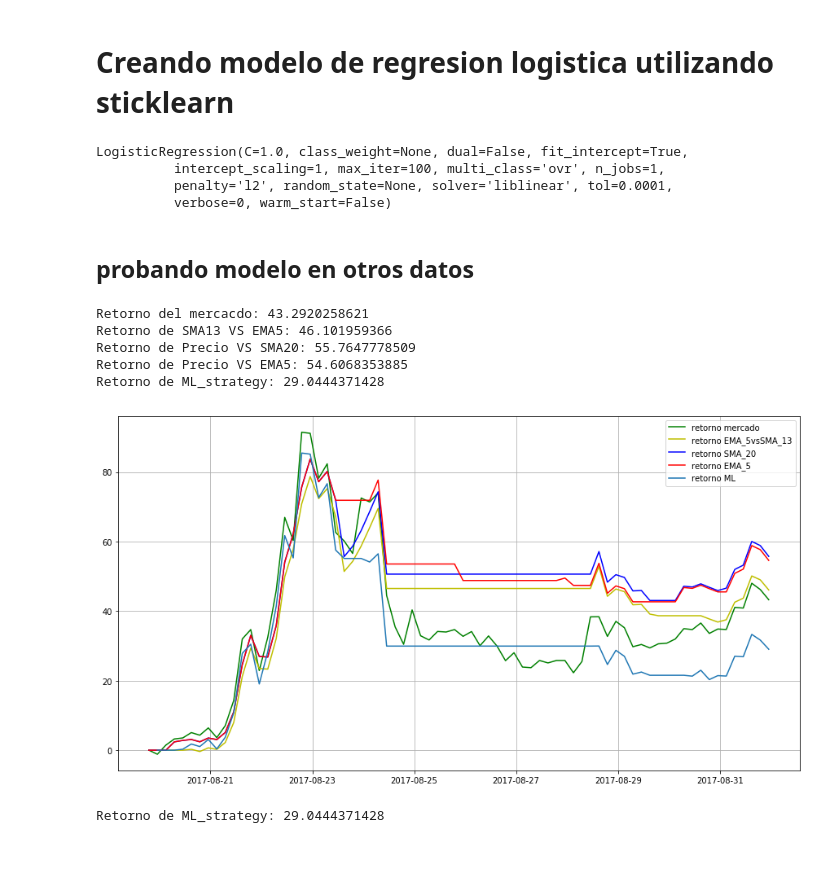
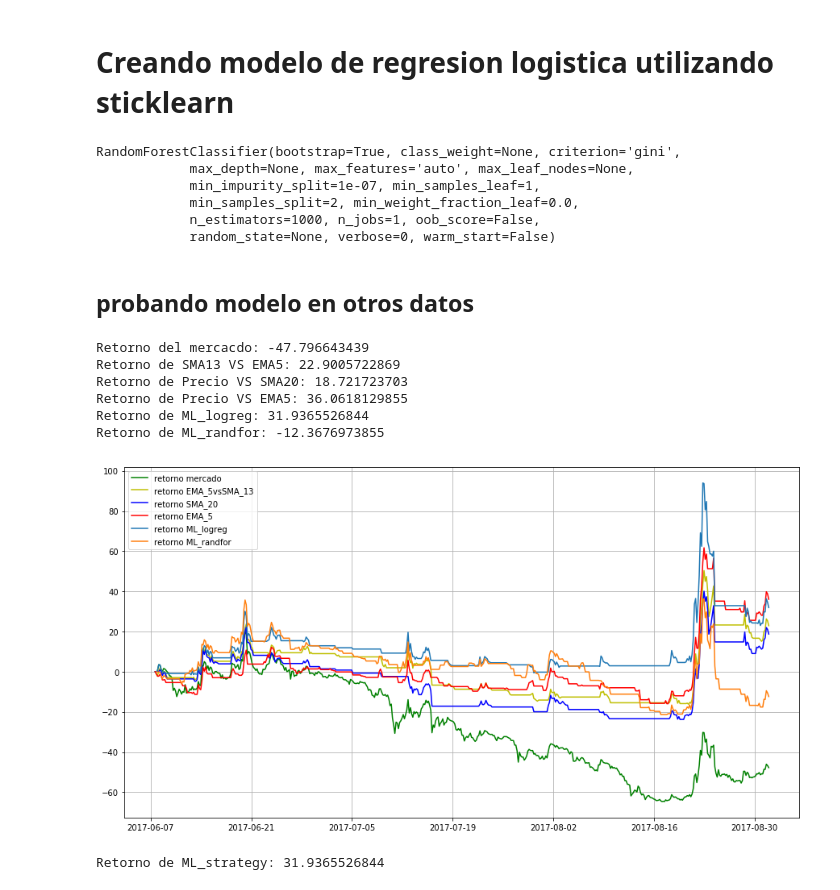
Before and after one commit to ADCryptoSolutions/adcb, a Jupyter notebook: ML strategy.ipynb, the cells around one changed output. Drawn from its saved outputs; the diff is of its cells as text; code cells hidden in the pictures; blank space fills up the shorter version.

```diff
--- a/ML strategy.ipynb
+++ b/ML strategy.ipynb
@@ -11,7 +11,7 @@ plt.rcParams['figure.figsize'] = 15, 8
 
 # trayendo y preparando datos
 df  = prepareData(pair="BTC_XRP",
-                  start=string2ts("2017-05-01 00:00:00"),
+                  start=string2ts("2015-05-01 00:00:00"),
                   end=string2ts("2017-09-01 00:00:00"),
                   period=3600*4)
 """
@@ -128,51 +128,73 @@ Retorno de estrategia ideal: 224842.13945
 # Creando modelo de regresion logistica utilizando sticklearn
 # %%
 from sklearn.linear_model import LogisticRegression
+from sklearn.ensemble import RandomForestClassifier
+from sklearn.neighbors import KNeighborsClassifier
+from sklearn.naive_bayes import GaussianNB
 
 # "price","volumen","rsi","macd","macds","sma13ema5","price_sma20","price_ema5","ideal_w","cci","diff","wr"
 features = ["price","rsi","cci"]
 
-
+# regresion logistica
 logreg = LogisticRegression()
 
-# entrenando el modelo
+# random forests
+random_forest = RandomForestClassifier(n_estimators=1000)
+
+
+# entrenando modelos
 logreg.fit(train[features],train["ideal_w"])
+random_forest.fit(train[features],train["ideal_w"])
 # %% [output]
-LogisticRegression(C=1.0, class_weight=None, dual=False, fit_intercept=True,
-          intercept_scaling=1, max_iter=100, multi_class='ovr', n_jobs=1,
-          penalty='l2', random_state=None, solver='liblinear', tol=0.0001,
-          verbose=0, warm_start=False)
+RandomForestClassifier(bootstrap=True, class_weight=None, criterion='gini',
+            max_depth=None, max_features='auto', max_leaf_nodes=None,
+            min_impurity_split=1e-07, min_samples_leaf=1,
+            min_samples_split=2, min_weight_fraction_leaf=0.0,
+            n_estimators=1000, n_jobs=1, oob_score=False,
+            random_state=None, verbose=0, warm_start=False)
 # %% [markdown]
 ## probando modelo en otros datos
 # %%
+# regresion logistica
 w_pred = logreg.predict(test[features])
 
 w5 = pd.DataFrame(data={"w":w_pred,"price":test["close"]})
 w5["orders"] = orders(w5["w"])
 w5["w"] = w5["w"].shift(1)
 relativeReturn5, v5 = profit(w5)
 
+# random forest
+w_pred2 = random_forest.predict(test[features])
+
+w6 = pd.DataFrame(data={"w":w_pred2,"price":test["close"]})
+w6["orders"] = orders(w6["w"])
+w6["w"] = w6["w"].shift(1)
+relativeReturn6, v6 = profit(w6)
+
 print 'Retorno del mercacdo: %s'%(marketReturn2)
 print 'Retorno de SMA13 VS EMA5: %s'%(relativeReturnTest*100)
 print 'Retorno de Precio VS SMA20: %s'%(relativeReturn3Test*100)
 print 'Retorno de Precio VS EMA5: %s'%(relativeReturn2Test*100)
-print 'Retorno de ML_strategy: %s'%(relativeReturn5*100)
+print 'Retorno de ML_logreg: %s'%(relativeReturn5*100)
+print 'Retorno de ML_randfor: %s'%(relativeReturn6*100)
 
 plt.plot(df.index[int(len(data)*per):],cum_return2*100,'g', label='retorno mercado')
 plt.plot(df.index[int(len(data)*per):],vTest*100,'y',label='retorno EMA_5vsSMA_13')
 plt.plot(df.index[int(len(data)*per):],v3Test*100,'b',label='retorno SMA_20')
 plt.plot(df.index[int(len(data)*per):],v2Test*100,'r',label='retorno EMA_5')
-plt.plot(df.index[int(len(data)*per):],v5*100,label='retorno ML')
+plt.plot(df.index[int(len(data)*per):],v5*100,label='retorno ML_logreg')
+plt.plot(df.index[int(len(data)*per):],v6*100,label='retorno ML_randfor')
 
 plt.legend(loc='best')
 plt.grid()
 # %% [output]
-Retorno del mercacdo: 43.2920258621
-Retorno de SMA13 VS EMA5: 46.101959366
-Retorno de Precio VS SMA20: 55.7647778509
-Retorno de Precio VS EMA5: 54.6068353885
-Retorno de ML_strategy: 29.0444371428
+Retorno del mercacdo: -47.796643439
+Retorno de SMA13 VS EMA5: 22.9005722869
+Retorno de Precio VS SMA20: 18.721723703
+Retorno de Precio VS EMA5: 36.0618129855
+Retorno de ML_logreg: 31.9365526844
+Retorno de ML_randfor: -12.3676973855
-[figure, old version]
+[figure, new version]
 # %%
 from strategy import ml_logreg
 
@@ -187,7 +209,7 @@ relativeReturn6, v6 = profit(w_logreg)
 
 print 'Retorno de ML_strategy: %s'%(relativeReturn6*100)
 # %% [output]
-Retorno de ML_strategy: 29.0444371428
+Retorno de ML_strategy: 31.9365526844
 # %%
 from indicators import rsi
 
```
Also changed, not shown: parts of 4 cells of this notebook, 3 other files.
